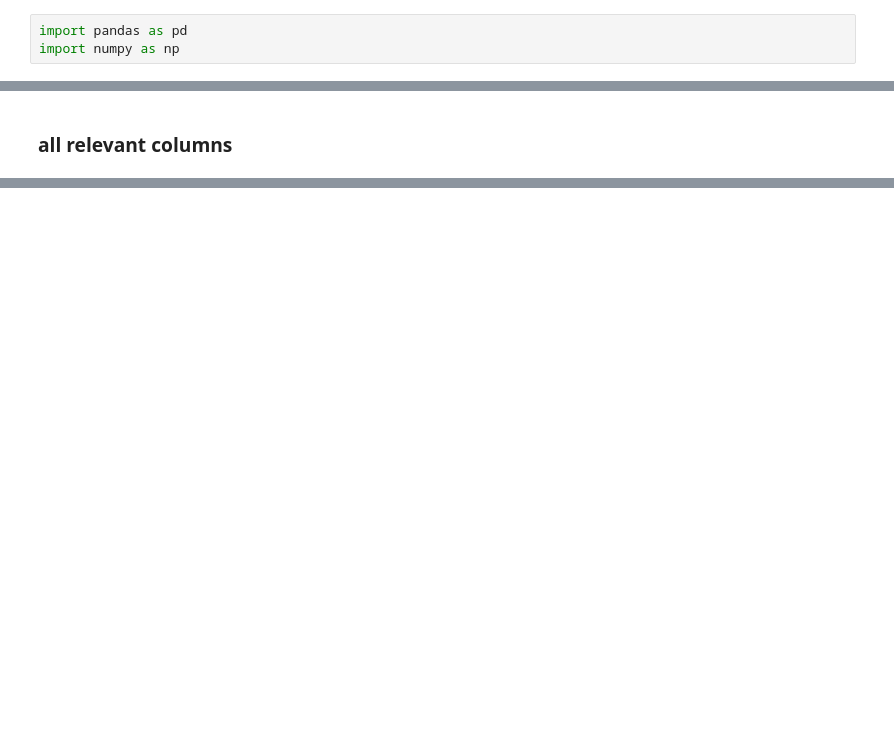
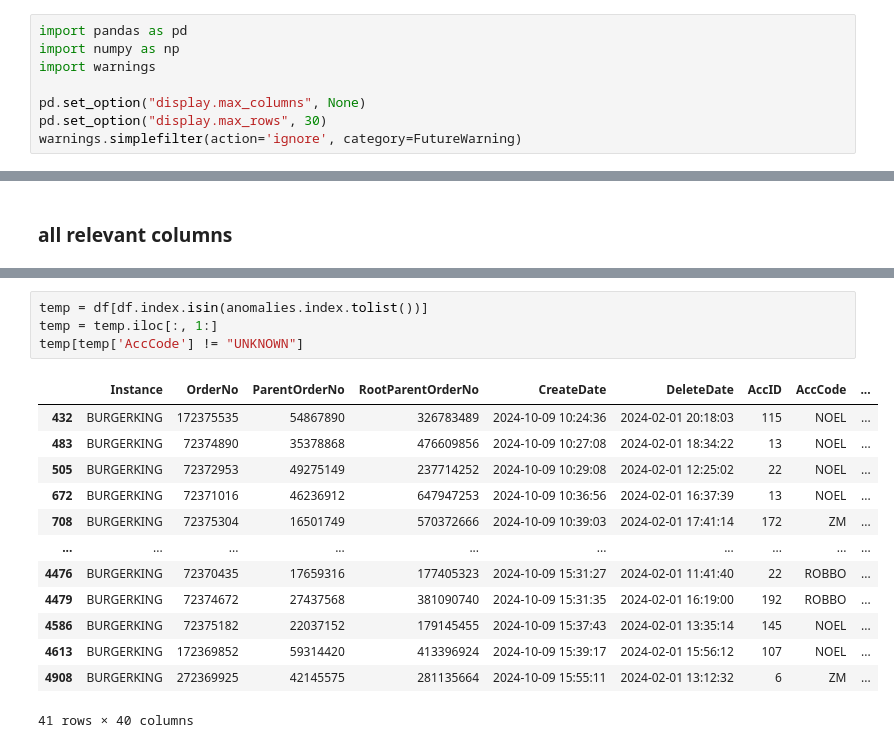
Before and after one commit to Kent-twl/BT4103-Capstone, a Jupyter notebook: src/anomaly.ipynb, the cells around one changed output, grey strips where cells are left out. Saved outputs shown, nothing was run; the diff lists cells and outputs as text; blank space fills up the shorter version.

```diff
--- a/src/anomaly.ipynb
+++ b/src/anomaly.ipynb
@@ -1,6 +1,11 @@
 # %%
 import pandas as pd
 import numpy as np
+import warnings
+
+pd.set_option("display.max_columns", None)
+pd.set_option("display.max_rows", 30)
+warnings.simplefilter(action='ignore', category=FutureWarning)
 # %% [markdown]
 # outlier detection
 # %%
@@ -200,0 +258,18 @@ See the caveats in the documentation: https://pandas.pydata.org/pandas-docs/stab
+# %%
+temp = df[df.index.isin(anomalies.index.tolist())]
+temp = temp.iloc[:, 1:]
+temp[temp['AccCode'] != "UNKNOWN"]
+# %% [output]
+|  | Instance | OrderNo | ParentOrderNo | RootParentOrderNo | CreateDate | DeleteDate | AccID | AccCode | ... |
+| 432 | BURGERKING | 172375535 | 54867890 | 326783489 | 2024-10-09 10:24:36 | 2024-02-01 20:18:03 | 115 | NOEL | ... |
+| 483 | BURGERKING | 72374890 | 35378868 | 476609856 | 2024-10-09 10:27:08 | 2024-02-01 18:34:22 | 13 | NOEL | ... |
+| 505 | BURGERKING | 72372953 | 49275149 | 237714252 | 2024-10-09 10:29:08 | 2024-02-01 12:25:02 | 22 | NOEL | ... |
+| 672 | BURGERKING | 72371016 | 46236912 | 647947253 | 2024-10-09 10:36:56 | 2024-02-01 16:37:39 | 13 | NOEL | ... |
+| 708 | BURGERKING | 72375304 | 16501749 | 570372666 | 2024-10-09 10:39:03 | 2024-02-01 17:41:14 | 172 | ZM | ... |
+| ... | ... | ... | ... | ... | ... | ... | ... | ... | ... |
+| 4476 | BURGERKING | 72370435 | 17659316 | 177405323 | 2024-10-09 15:31:27 | 2024-02-01 11:41:40 | 22 | ROBBO | ... |
+| 4479 | BURGERKING | 72374672 | 27437568 | 381090740 | 2024-10-09 15:31:35 | 2024-02-01 16:19:00 | 192 | ROBBO | ... |
+| 4586 | BURGERKING | 72375182 | 22037152 | 179145455 | 2024-10-09 15:37:43 | 2024-02-01 13:35:14 | 145 | NOEL | ... |
+| 4613 | BURGERKING | 172369852 | 59314420 | 413396924 | 2024-10-09 15:39:17 | 2024-02-01 15:56:12 | 107 | NOEL | ... |
+| 4908 | BURGERKING | 272369925 | 42145575 | 281135664 | 2024-10-09 15:55:11 | 2024-02-01 13:12:32 | 6 | ZM | ... |
+41 rows × 40 columns
```
Also changed, not shown: parts of 9 cells of this notebook.
